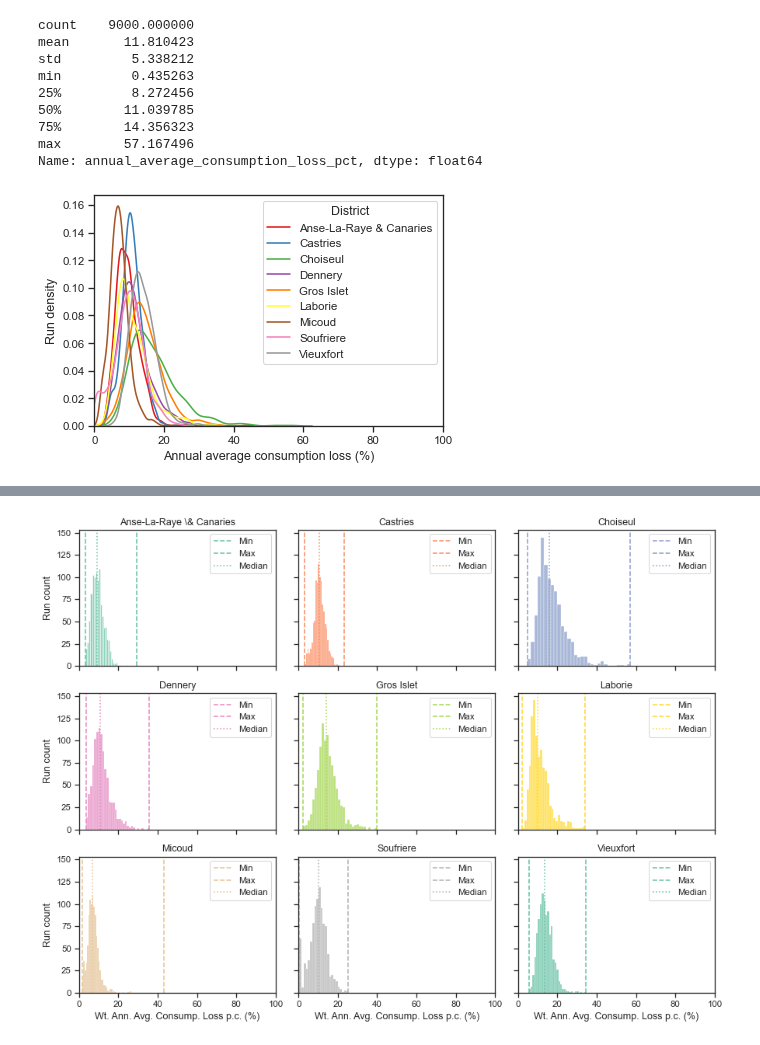
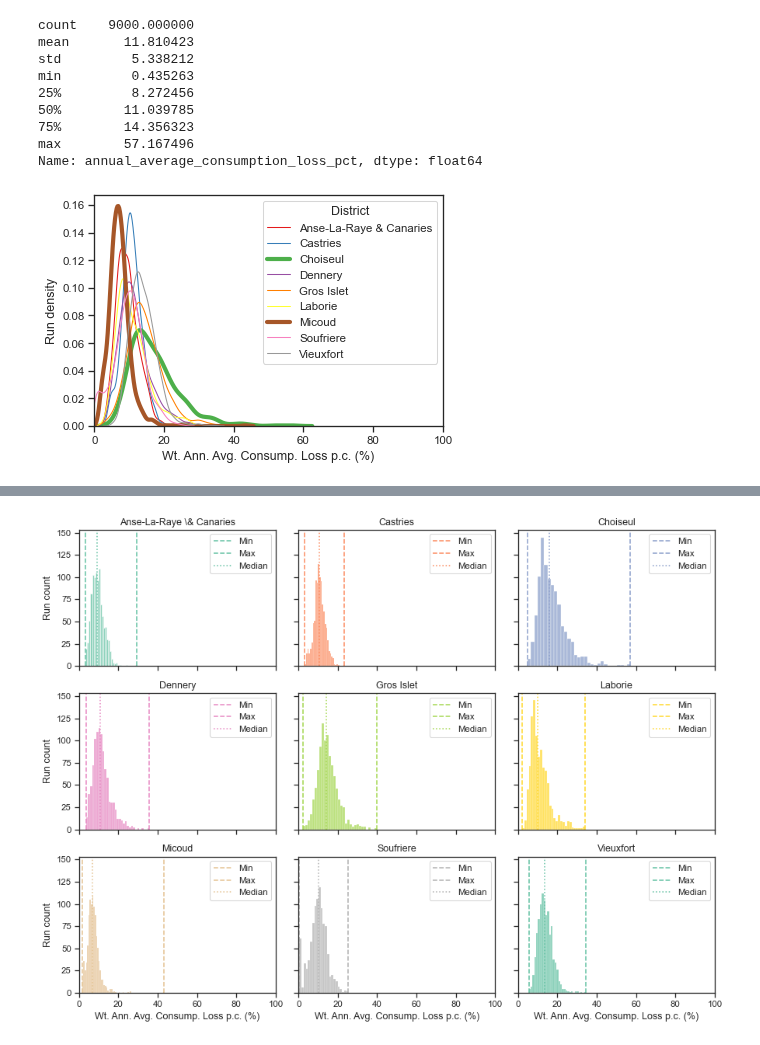
Before and after one commit to mikhailsirenko/unbreakable, a Jupyter notebook: notebooks/analysis.ipynb, the cells around one changed output, grey strips where cells are left out. Drawn from its saved outputs; the diff is of its cells as text; code cells hidden in the pictures.

```diff
--- a/notebooks/analysis.ipynb
+++ b/notebooks/analysis.ipynb
@@ -226,18 +226,23 @@ Name: annual_average_consumption_loss_pct, dtype: float64
 # %%
 districts = outcomes['district'].unique().tolist()
 n_districts = len(districts)
 fig, ax = plt.subplots()
 colors = sns.color_palette('Set1', n_colors=len(districts))
 d = {}
 for district in districts:
     df = outcomes[outcomes['district'] == district]
     color = colors[districts.index(district)]
     # sns.histplot(data=df, x='annual_average_consumption_loss_pct', ax=ax, color=color, multiple='stack')
+    if district in ['Micoud', 'Choiseul']:
+        linewidth = 4
+    else:
+        linewidth = 1
     d[district] = df['annual_average_consumption_loss_pct'].values.tolist()
-    sns.kdeplot(data=df, x='annual_average_consumption_loss_pct', ax=ax, color=color)
-    ax.set_xlabel('Annual average consumption loss (%)')
+    sns.kdeplot(data=df, x='annual_average_consumption_loss_pct', ax=ax, color=color, linewidth=linewidth)
+    ax.set_xlabel('Wt. Ann. Avg. Consump. Loss p.c. (%)')
     ax.set_ylabel('Run density')
 ax.set_xlim(0, 100)
-ax.legend(districts, title='District');
+ax.legend(districts, title='District')
+plt.savefig('../figures/analysis/annual_average_consumption_loss_pct_districts.png', dpi=300, bbox_inches='tight')
 # %% [output]
-[figure, old version]
+[figure, new version]
```
Also changed, not shown: parts of 4 cells of this notebook, 2 other files.
